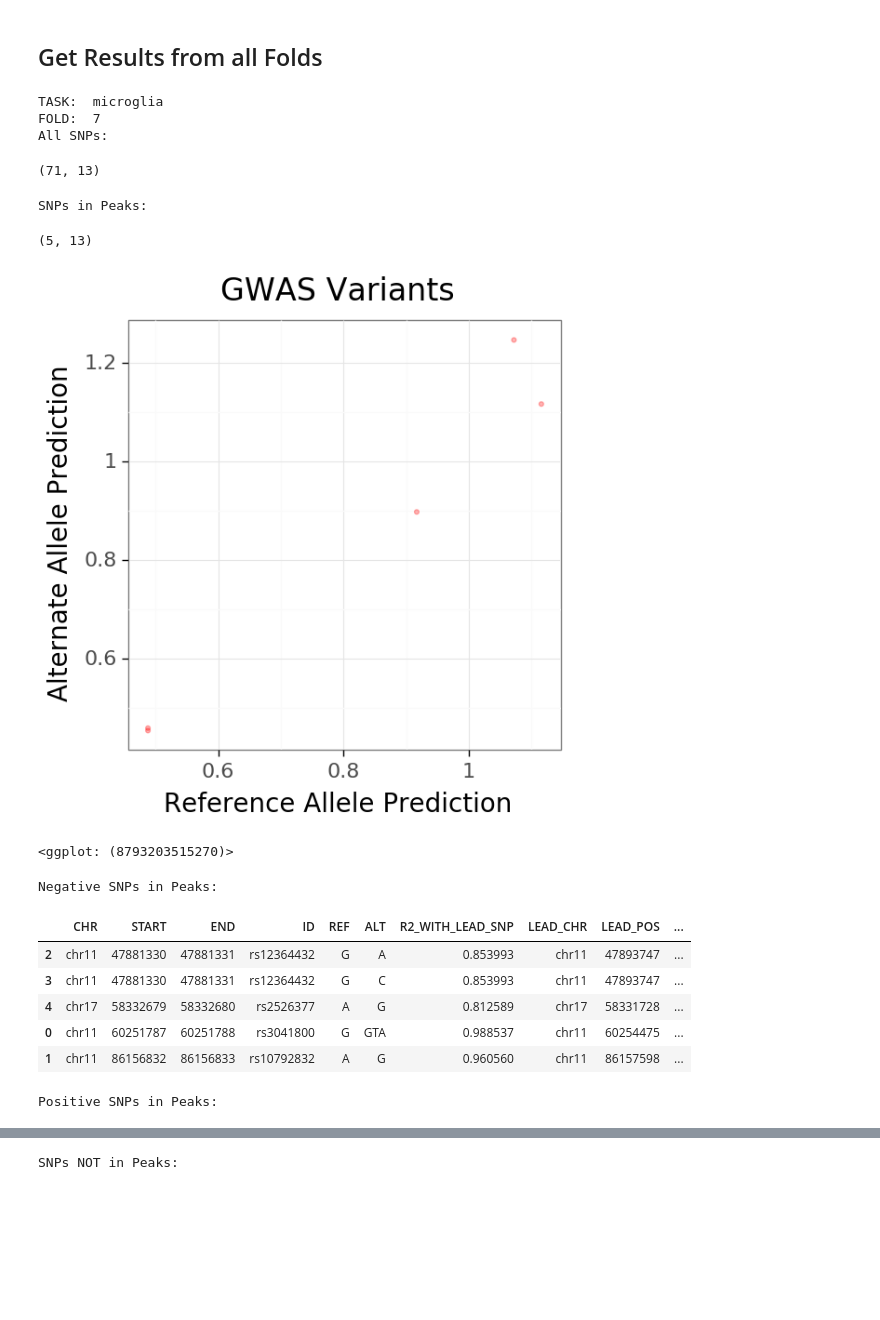
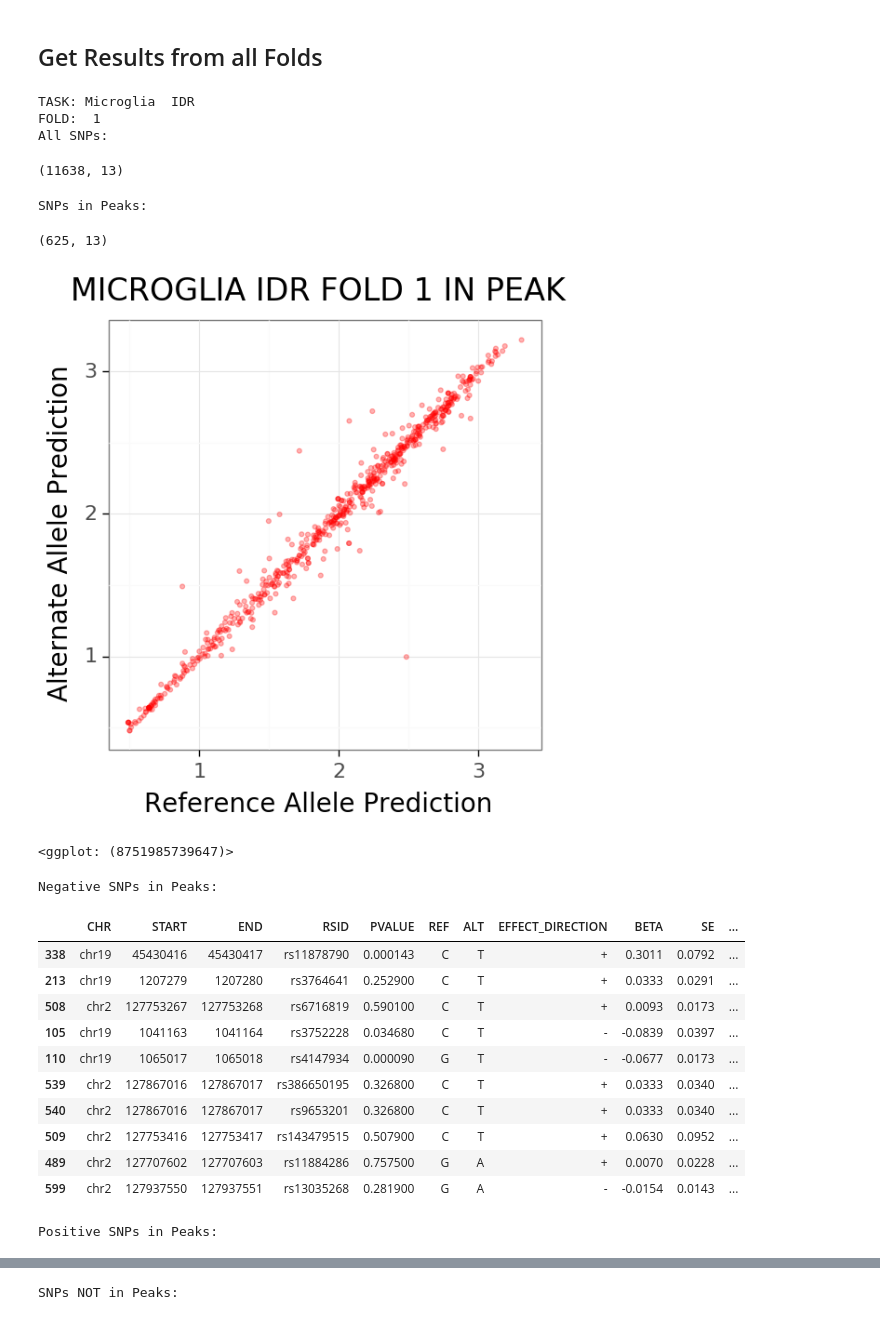
Before and after one commit to kundajelab/alzheimers_parkinsons, a Jupyter notebook: dl_interpret/SNP_effect_GWAS_SNPs_Microglia.ipynb, the cells around one changed output, grey strips where cells are left out. Drawn from its saved outputs; the diff is of its cells as text; code cells hidden in the pictures; blank space fills up the shorter version.

```diff
--- a/dl_interpret/SNP_effect_GWAS_SNPs_Microglia.ipynb
+++ b/dl_interpret/SNP_effect_GWAS_SNPs_Microglia.ipynb
@@ -79,2 +76,18 @@ See the caveats in the documentation: http://pandas.pydata.org/pandas-docs/stabl
 # %% [markdown]
 ## Get GWAS LD SNPs
+# %%
+basefilename='/mnt/lab_data3/soumyak/adpd/gwas/all_snps_kunkle.csv.'
+for fold in [1,7,3,0,9,6]:
+    print(fold)
+    gwas = pd.read_csv('/mnt/lab_data3/soumyak/adpd/gwas/tag_snps_kunkle.csv.'+str(fold),
+                       sep='\t', keep_default_na=False)
+    gwas['START'] = gwas['START'] - 250000
+    gwas['END'] = gwas['END'] + 250000
+    gwas_bed = pybedtools.BedTool.from_dataframe(gwas)
+    orig_gwas = pybedtools.BedTool(basefilename+str(fold))
+    ld_buddies = orig_gwas.intersect(gwas_bed, u=True)
+    if ld_buddies.count() != 0:
+        ld_df = pybedtools.BedTool.to_dataframe(ld_buddies)
+        ld_df.columns = gwas.columns
+        #new_ld_df = format_snps(ld_df, 'ALT')
+        ld_df.to_csv('/mnt/lab_data3/soumyak/adpd/gwas/ld_buddies_kunkle.csv.'+str(fold), sep='\t', index=False)
@@ -177,16 +171,15 @@ got snp alt predictions
 ## Get Results from all Folds
 # %%
 def get_results_all_folds(task):
-    print("TASK: ",task)
-    #for fold in range(10):
-    for fold in [7]:
+    for fold in [1]:#[1,7,3,0,9,6]:
+        print("TASK: Microglia ",task)
         print("FOLD: ",fold)
-        snp_predictions=pd.read_csv(task+'.'+str(fold)+'.GWAS_SNP_predictions.txt',sep='\t')
+        snp_predictions=pd.read_csv('microglia.'+task+'.GWAS_SNP_predictions.txt'+'.'+str(fold),sep='\t')
         print("All SNPs:")
         display(snp_predictions.shape)
         snp_bed = pybedtools.BedTool.from_dataframe(snp_predictions)
-        idr_bed = pybedtools.BedTool(idr_dict[task])
-        pos_snps_bed = snp_bed.intersect(idr_bed, u=True)
+        peak_bed = pybedtools.BedTool(peak_dict[task])
+        pos_snps_bed = snp_bed.intersect(peak_bed, u=True)
         if pos_snps_bed.count() > 0:
             pos_snps = pybedtools.BedTool.to_dataframe(pos_snps_bed)
             pos_snps.columns = snp_predictions.columns
@@ -194,12 +187,12 @@ def get_results_all_folds(task):
             display(pos_snps.shape)
             plotnine.options.figure_size = (6,6)
             display((ggplot(pos_snps,
-                aes(x="ref_pred",y="alt_pred",label='ID'))+
+                aes(x="ref_pred",y="alt_pred",label='RSID'))+
             geom_point(alpha=0.3,color='red')+
             theme_bw(20)+
             xlab("Reference Allele Prediction")+
             ylab("Alternate Allele Prediction")+
-            ggtitle("GWAS Variants")))
+            ggtitle('MICROGLIA '+task+' FOLD '+str(fold)+' IN PEAK')))
             pos_snps['delta']=pos_snps['alt_pred']-pos_snps['ref_pred']
             pos_snp_predictions_sorted=pos_snps.sort_values(by=['delta'])
             print("Negative SNPs in Peaks:")
@@ -207,8 +200,8 @@ def get_results_all_folds(task):
             print("Positive SNPs in Peaks:")
             display(pos_snp_predictions_sorted.tail(10))
         snp_bed = pybedtools.BedTool.from_dataframe(snp_predictions)
-        idr_bed = pybedtools.BedTool(idr_dict[task])
-        neg_snps_bed = snp_bed.intersect(idr_bed, v=True)
+        peak_bed = pybedtools.BedTool(peak_dict[task])
+        neg_snps_bed = snp_bed.intersect(peak_bed, v=True)
         if neg_snps_bed.count() > 0:
             neg_snps = pybedtools.BedTool.to_dataframe(neg_snps_bed)
             neg_snps.columns = snp_predictions.columns
@@ -216,12 +209,12 @@ def get_results_all_folds(task):
             display(neg_snps.shape)
             plotnine.options.figure_size = (6,6)
             display((ggplot(neg_snps,
-                aes(x="ref_pred",y="alt_pred",label='ID'))+
+                aes(x="ref_pred",y="alt_pred",label='RSID'))+
             geom_point(alpha=0.3,color='red')+
             theme_bw(20)+
             xlab("Reference Allele Prediction")+
             ylab("Alternate Allele Prediction")+
-            ggtitle("GWAS Variants")))
+            ggtitle('MICROGLIA '+task+' FOLD '+str(fold)+' OUTSIDE PEAK')))
             neg_snps['delta']=neg_snps['alt_pred']-neg_snps['ref_pred']
             neg_snp_predictions_sorted=neg_snps.sort_values(by=['delta'])
             print("Negative SNPs OUTSIDE Peaks:")
@@ -229,21 +222,26 @@ def get_results_all_folds(task):
             print("Positive SNPs OUTSIDE Peaks:")
             display(neg_snp_predictions_sorted.tail(10))
 # %%
-get_results_all_folds('microglia')
+get_results_all_folds('IDR')
 # %% [output]
-TASK:  microglia
-FOLD:  7
+TASK: Microglia  IDR
+FOLD:  1
 All SNPs:
-(71, 13)
+(11638, 13)
 SNPs in Peaks:
-(5, 13)
+(625, 13)
-[figure, old version]
+[figure, new version]
-<ggplot: (8793203515270)>
+<ggplot: (8751985739647)>
 Negative SNPs in Peaks:
-|  | CHR | START | END | ID | REF | ALT | R2_WITH_LEAD_SNP | LEAD_CHR | LEAD_POS | ... |
-| 2 | chr11 | 47881330 | 47881331 | rs12364432 | G | A | 0.853993 | chr11 | 47893747 | ... |
-| 3 | chr11 | 47881330 | 47881331 | rs12364432 | G | C | 0.853993 | chr11 | 47893747 | ... |
-| 4 | chr17 | 58332679 | 58332680 | rs2526377 | A | G | 0.812589 | chr17 | 58331728 | ... |
-| 0 | chr11 | 60251787 | 60251788 | rs3041800 | G | GTA | 0.988537 | chr11 | 60254475 | ... |
-| 1 | chr11 | 86156832 | 86156833 | rs10792832 | A | G | 0.960560 | chr11 | 86157598 | ... |
+|  | CHR | START | END | RSID | PVALUE | REF | ALT | EFFECT_DIRECTION | BETA | SE | ... |
+| 338 | chr19 | 45430416 | 45430417 | rs11878790 | 0.000143 | C | T | + | 0.3011 | 0.0792 | ... |
+| 213 | chr19 | 1207279 | 1207280 | rs3764641 | 0.252900 | C | T | + | 0.0333 | 0.0291 | ... |
+| 508 | chr2 | 127753267 | 127753268 | rs6716819 | 0.590100 | C | T | + | 0.0093 | 0.0173 | ... |
+| 105 | chr19 | 1041163 | 1041164 | rs3752228 | 0.034680 | C | T | - | -0.0839 | 0.0397 | ... |
+| 110 | chr19 | 1065017 | 1065018 | rs4147934 | 0.000090 | G | T | - | -0.0677 | 0.0173 | ... |
+| 539 | chr2 | 127867016 | 127867017 | rs386650195 | 0.326800 | C | T | + | 0.0333 | 0.0340 | ... |
+| 540 | chr2 | 127867016 | 127867017 | rs9653201 | 0.326800 | C | T | + | 0.0333 | 0.0340 | ... |
+| 509 | chr2 | 127753416 | 127753417 | rs143479515 | 0.507900 | C | T | + | 0.0630 | 0.0952 | ... |
+| 489 | chr2 | 127707602 | 127707603 | rs11884286 | 0.757500 | G | A | + | 0.0070 | 0.0228 | ... |
+| 599 | chr2 | 127937550 | 127937551 | rs13035268 | 0.281900 | G | A | - | -0.0154 | 0.0143 | ... |
 Positive SNPs in Peaks:
```
Also changed, not shown: parts of 10 cells of this notebook, 12 other files.
